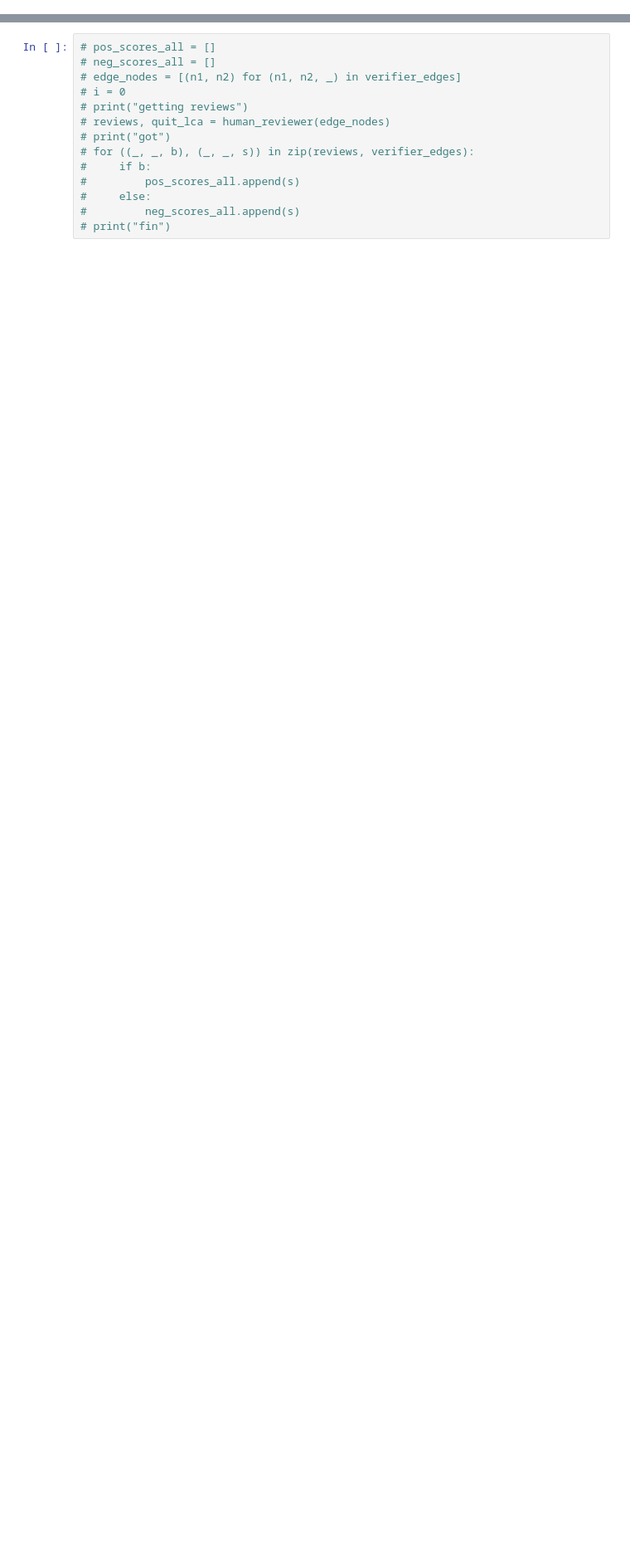
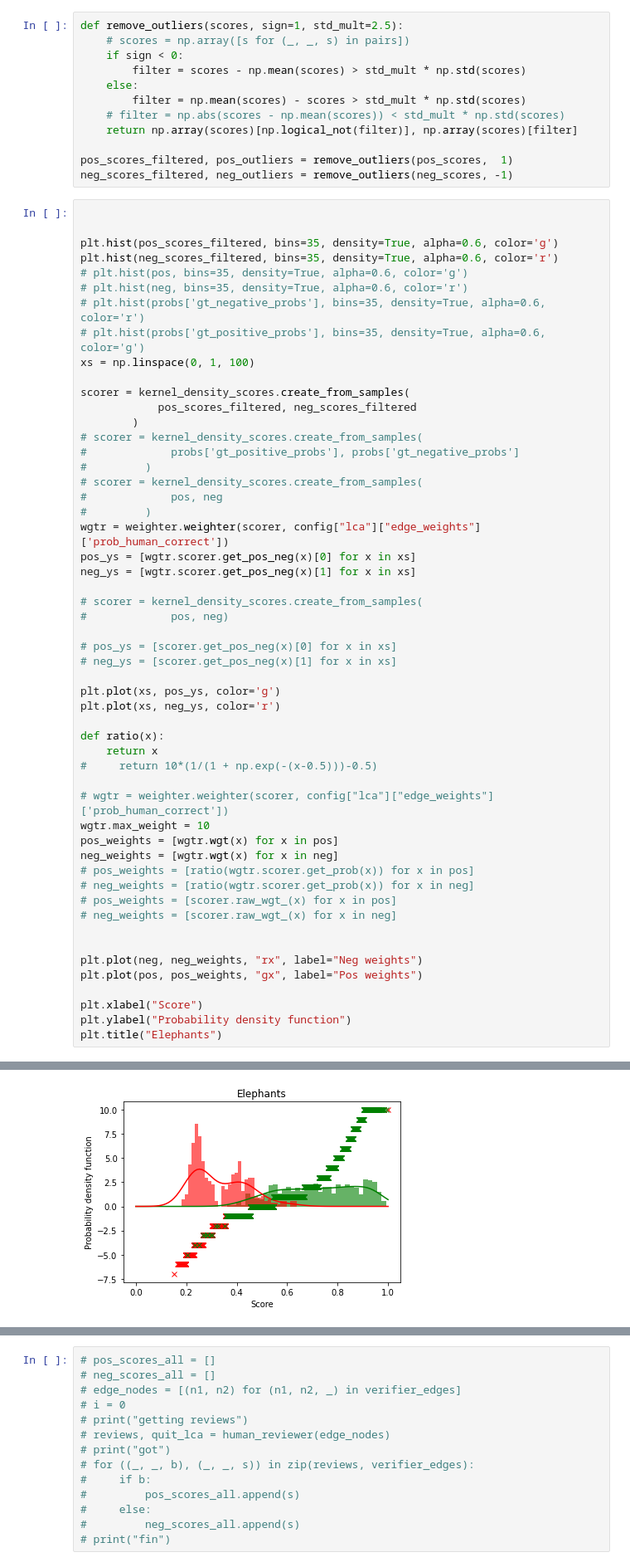
Before and after one commit to WildMeOrg/lca, a Jupyter notebook: lca/plot_weight_function.ipynb, the cells around one changed output, grey strips where cells are left out. Shown at 83% size. Saved outputs shown, nothing was run; the diff lists cells and outputs as text; blank space fills up the shorter version.

Commit message:
add logistic and kernel density scores functions

```diff
--- a/lca/plot_weight_function.ipynb
+++ b/lca/plot_weight_function.ipynb
@@ -33,0 +69,66 @@ neg_scores = probs["gt_negative_probs"]
+# %%
+def remove_outliers(scores, sign=1, std_mult=2.5):
+    # scores = np.array([s for (_, _, s) in pairs])
+    if sign < 0:
+        filter = scores - np.mean(scores) > std_mult * np.std(scores)
+    else:
+        filter = np.mean(scores) - scores > std_mult * np.std(scores)
+    # filter = np.abs(scores - np.mean(scores)) < std_mult * np.std(scores)
+    return np.array(scores)[np.logical_not(filter)], np.array(scores)[filter]
+
+pos_scores_filtered, pos_outliers = remove_outliers(pos_scores,  1)
+neg_scores_filtered, neg_outliers = remove_outliers(neg_scores, -1)
+# %%
+
+
+plt.hist(pos_scores_filtered, bins=35, density=True, alpha=0.6, color='g')
+plt.hist(neg_scores_filtered, bins=35, density=True, alpha=0.6, color='r')
+# plt.hist(pos, bins=35, density=True, alpha=0.6, color='g')
+# plt.hist(neg, bins=35, density=True, alpha=0.6, color='r')
+# plt.hist(probs['gt_negative_probs'], bins=35, density=True, alpha=0.6, color='r')
+# plt.hist(probs['gt_positive_probs'], bins=35, density=True, alpha=0.6, color='g')
+xs = np.linspace(0, 1, 100)
+
+scorer = kernel_density_scores.create_from_samples(
+            pos_scores_filtered, neg_scores_filtered
+        )
+# scorer = kernel_density_scores.create_from_samples(
+#             probs['gt_positive_probs'], probs['gt_negative_probs']
+#         )
+# scorer = kernel_density_scores.create_from_samples(
+#             pos, neg
+#         )
+wgtr = weighter.weighter(scorer, config["lca"]["edge_weights"]['prob_human_correct'])
+pos_ys = [wgtr.scorer.get_pos_neg(x)[0] for x in xs]
+neg_ys = [wgtr.scorer.get_pos_neg(x)[1] for x in xs]
+
+# scorer = kernel_density_scores.create_from_samples(
+#             pos, neg)
+
+# pos_ys = [scorer.get_pos_neg(x)[0] for x in xs]
+# neg_ys = [scorer.get_pos_neg(x)[1] for x in xs]
+
+plt.plot(xs, pos_ys, color='g')
+plt.plot(xs, neg_ys, color='r')
+
+def ratio(x):
+    return x
+#     return 10*(1/(1 + np.exp(-(x-0.5)))-0.5)
+
+# wgtr = weighter.weighter(scorer, config["lca"]["edge_weights"]['prob_human_correct'])
+wgtr.max_weight = 10
+pos_weights = [wgtr.wgt(x) for x in pos]
+neg_weights = [wgtr.wgt(x) for x in neg]
+# pos_weights = [ratio(wgtr.scorer.get_prob(x)) for x in pos]
+# neg_weights = [ratio(wgtr.scorer.get_prob(x)) for x in neg]
+# pos_weights = [scorer.raw_wgt_(x) for x in pos]
+# neg_weights = [scorer.raw_wgt_(x) for x in neg]
+
+
+plt.plot(neg, neg_weights, "rx", label="Neg weights")
+plt.plot(pos, pos_weights, "gx", label="Pos weights")
+
+plt.xlabel("Score")
+plt.ylabel("Probability density function")
+plt.title("Elephants")
+# %% [output]
@@ -33,0 +136 @@ neg_scores = probs["gt_negative_probs"]
+[figure, added]
```
Also changed, not shown: parts of 25 cells of this notebook, 5 other files.
